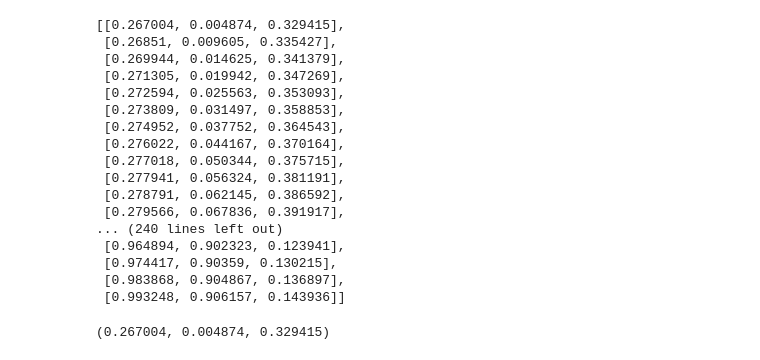
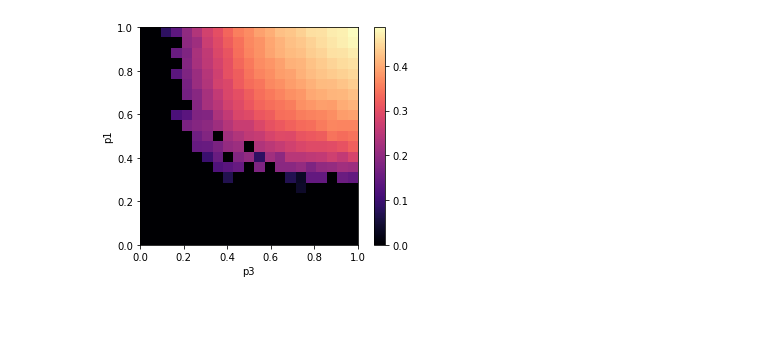
Before and after one commit to Paramiru/SIRS-Model, a Jupyter notebook: src/test.ipynb, the cells around one changed output. Drawn from its saved outputs; the diff is of its cells as text; code cells hidden in the pictures; blank space fills up the shorter version.

Commit message:
Obtains variance contour and normal plot

```diff
--- a/src/test.ipynb
+++ b/src/test.ipynb
@@ -14,24 +6,18 @@ cm = im.get_cmap()
-# %%
-cm.colors
-# %% [output]
-[[0.267004, 0.004874, 0.329415],
- [0.26851, 0.009605, 0.335427],
- [0.269944, 0.014625, 0.341379],
- [0.271305, 0.019942, 0.347269],
- [0.272594, 0.025563, 0.353093],
- [0.273809, 0.031497, 0.358853],
- [0.274952, 0.037752, 0.364543],
- [0.276022, 0.044167, 0.370164],
- [0.277018, 0.050344, 0.375715],
- [0.277941, 0.056324, 0.381191],
- [0.278791, 0.062145, 0.386592],
- [0.279566, 0.067836, 0.391917],
-... (240 lines left out)
- [0.964894, 0.902323, 0.123941],
- [0.974417, 0.90359, 0.130215],
- [0.983868, 0.904867, 0.136897],
- [0.993248, 0.906157, 0.143936]]
-# %%
-cm(0)[:-1]
-# %% [output]
-(0.267004, 0.004874, 0.329415)
+# %%
+data2 = pd.read_csv('results10/scaled_mean.csv')
+infected = data2['scaled_mean'].to_numpy()
+p1 = data2['p1'].to_numpy()
+p3 = data2['p3'].to_numpy()
+
+contour_plot2 = infected[p1==1]
+for p in np.flip(np.unique(p1))[1:]:
+    contour_plot2 = np.vstack((contour_plot2, infected[p1==p]))
+# %%
+# plt.figure(figsize=(10,10))
+plt.imshow(contour_plot2, cmap='magma', extent=[0, 1, 0, 1])
+plt.xlabel('p3')
+plt.ylabel('p1')
+plt.colorbar()
+plt.show()
+# %% [output]
+[figure, added]
```
Also changed, not shown: parts of 11 cells of this notebook, 15 other files.
